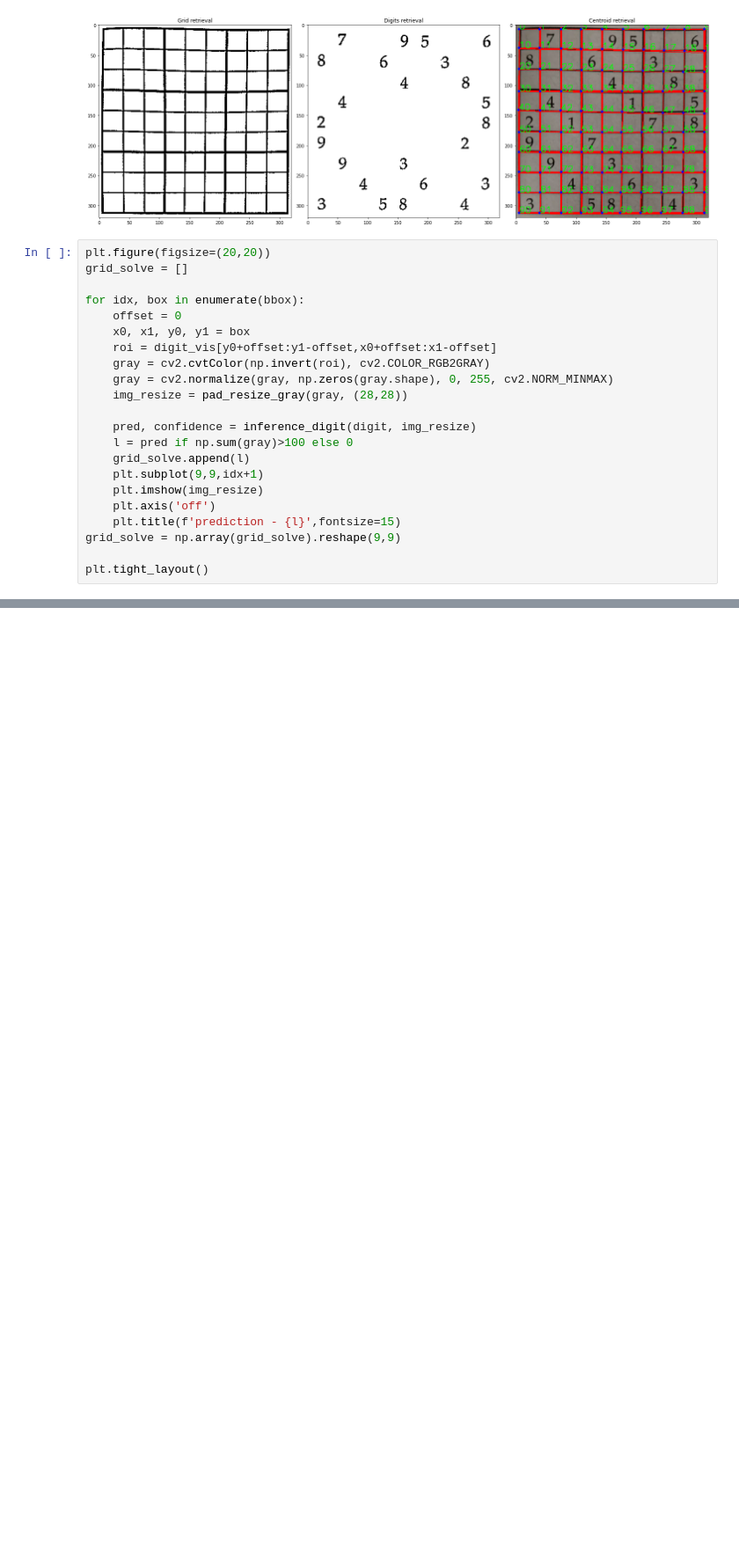
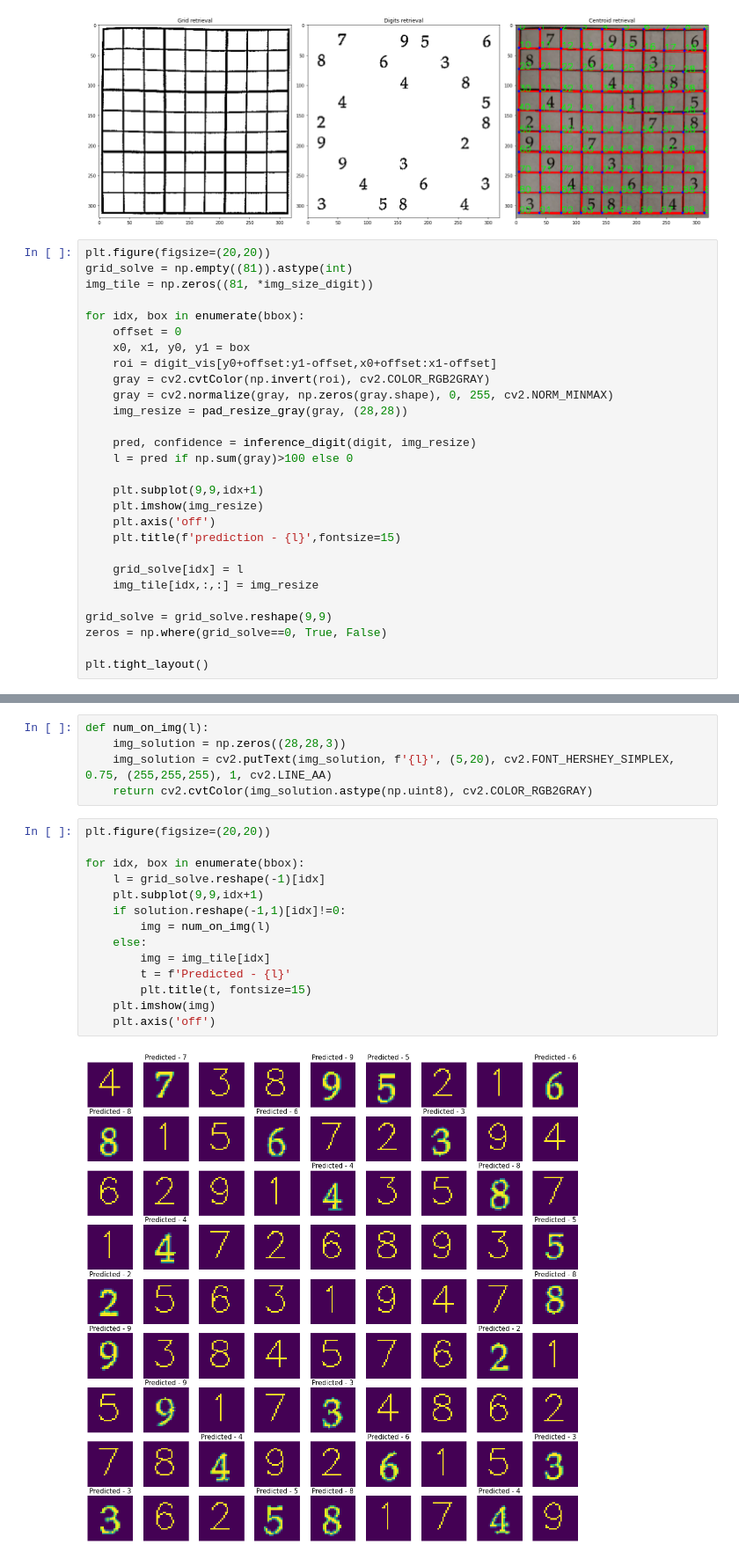
Before and after one commit to AntoninJoly/sudoku, a Jupyter notebook: notebook/sudoku_solver.ipynb, the cells around one changed output, grey strips where cells are left out. Shown at 88% size. Saved outputs shown, nothing was run; the diff lists cells and outputs as text; blank space fills up the shorter version.

```diff
--- a/notebook/sudoku_solver.ipynb
+++ b/notebook/sudoku_solver.ipynb
@@ -151,7 +151,8 @@ plt.show()
 [figure]
 # %%
 plt.figure(figsize=(20,20))
-grid_solve = []
+grid_solve = np.empty((81)).astype(int)
+img_tile = np.zeros((81, *img_size_digit))
 
 for idx, box in enumerate(bbox):
     offset = 0
@@ -163,12 +164,17 @@ for idx, box in enumerate(bbox):
 
     pred, confidence = inference_digit(digit, img_resize)
     l = pred if np.sum(gray)>100 else 0
-    grid_solve.append(l)
+
     plt.subplot(9,9,idx+1)
     plt.imshow(img_resize)
     plt.axis('off')
     plt.title(f'prediction - {l}',fontsize=15)
-grid_solve = np.array(grid_solve).reshape(9,9)
+
+    grid_solve[idx] = l
+    img_tile[idx,:,:] = img_resize
+
+grid_solve = grid_solve.reshape(9,9)
+zeros = np.where(grid_solve==0, True, False)
 
 plt.tight_layout()
 # %% [output]
@@ -230,0 +217,21 @@ array([[0, 7, 0, 0, 9, 5, 0, 0, 6],
+# %%
+def num_on_img(l):
+    img_solution = np.zeros((28,28,3))
+    img_solution = cv2.putText(img_solution, f'{l}', (5,20), cv2.FONT_HERSHEY_SIMPLEX, 0.75, (255,255,255), 1, cv2.LINE_AA)
+    return cv2.cvtColor(img_solution.astype(np.uint8), cv2.COLOR_RGB2GRAY)
+# %%
+plt.figure(figsize=(20,20))
+
+for idx, box in enumerate(bbox):
+    l = grid_solve.reshape(-1)[idx]
+    plt.subplot(9,9,idx+1)
+    if solution.reshape(-1,1)[idx]!=0:
+        img = num_on_img(l)
+    else:
+        img = img_tile[idx]
+        t = f'Predicted - {l}'
+        plt.title(t, fontsize=15)
+    plt.imshow(img)
+    plt.axis('off')
+# %% [output]
+[figure, added]
```
Also changed, not shown: parts of 2 cells of this notebook, 20 other files.
